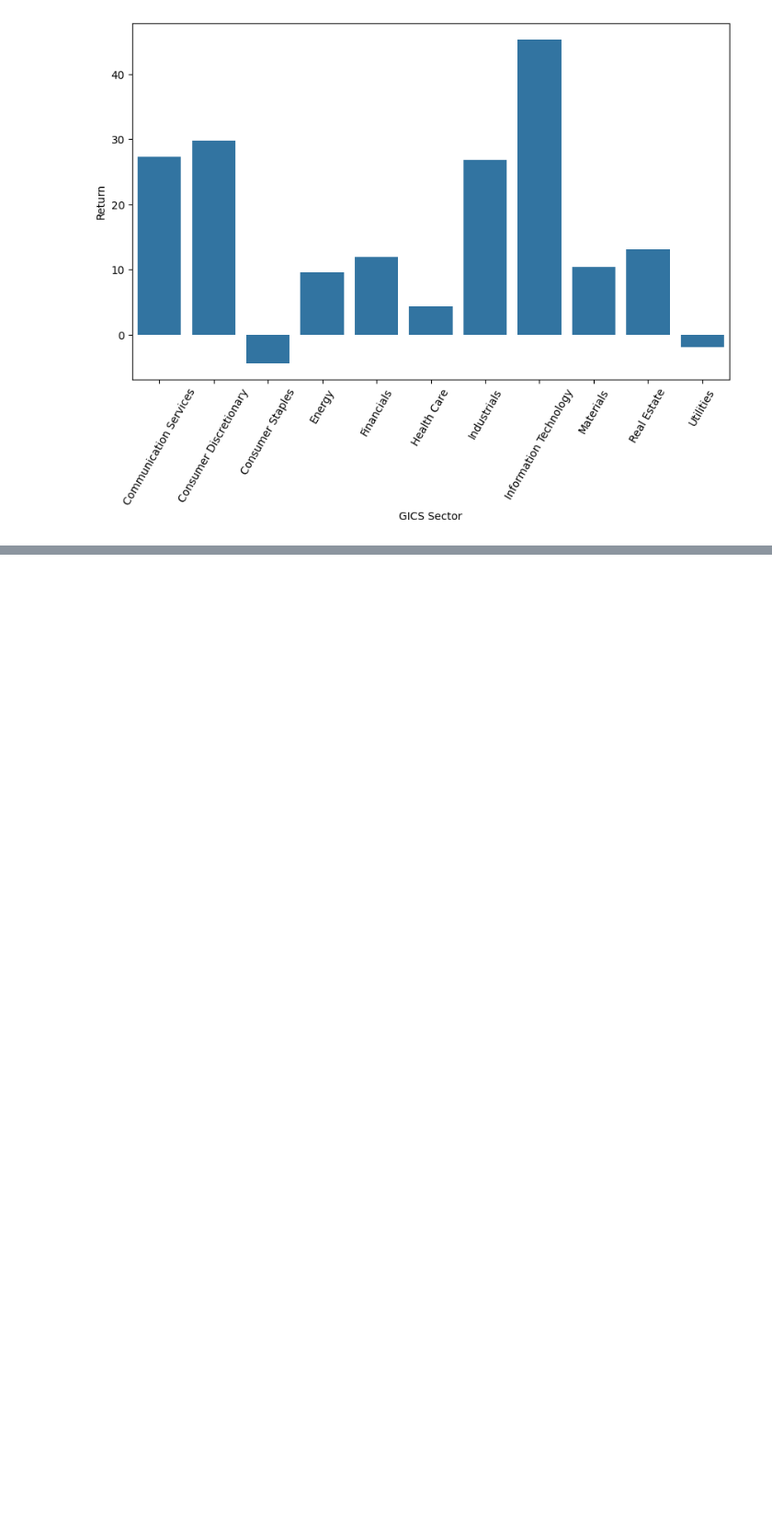
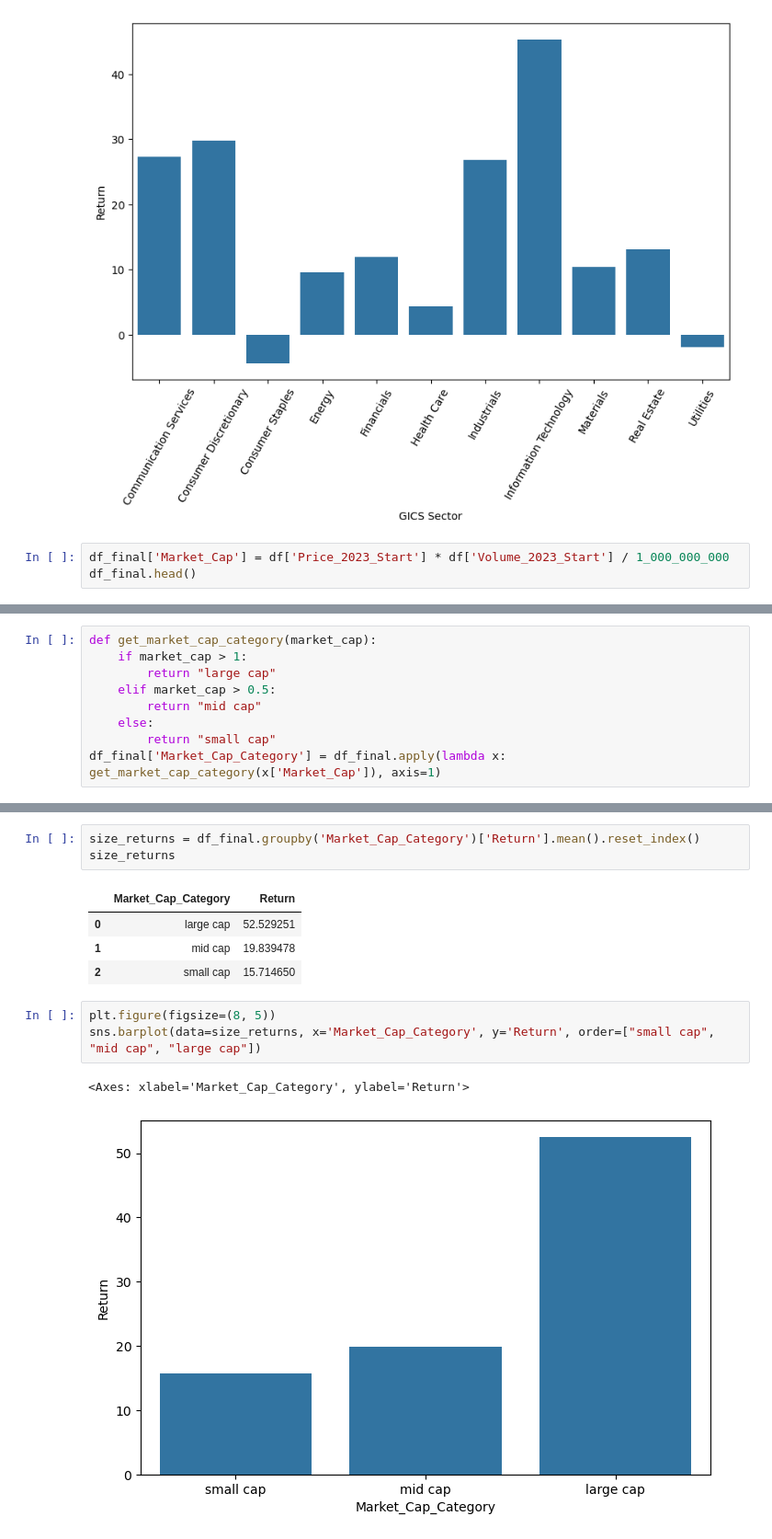
Before and after one commit to aadideshpande/s-p_index_analysis, a Jupyter notebook: main.ipynb, the cells around one changed output, grey strips where cells are left out. Shown at 92% size. Cells and saved outputs as stored; diff of their text form; blank space fills up the shorter version.

```diff
--- a/main.ipynb
+++ b/main.ipynb
@@ -162,3 +167,6 @@ plt.xticks(rotation=60)
 plt.show()
 # %% [output]
 [figure]
+# %%
+df_final['Market_Cap'] = df['Price_2023_Start'] * df['Volume_2023_Start'] / 1_000_000_000
+df_final.head()
@@ -164,0 +180,9 @@ plt.show()
+# %%
+def get_market_cap_category(market_cap):
+    if market_cap > 1:
+        return "large cap"
+    elif market_cap > 0.5:
+        return "mid cap"
+    else:
+        return "small cap"
+df_final['Market_Cap_Category'] = df_final.apply(lambda x: get_market_cap_category(x['Market_Cap']), axis=1)
@@ -164,0 +198,14 @@ plt.show()
+# %%
+size_returns = df_final.groupby('Market_Cap_Category')['Return'].mean().reset_index()
+size_returns
+# %% [output]
+|  | Market_Cap_Category | Return |
+| 0 | large cap | 52.529251 |
+| 1 | mid cap | 19.839478 |
+| 2 | small cap | 15.714650 |
+# %%
+plt.figure(figsize=(8, 5))
+sns.barplot(data=size_returns, x='Market_Cap_Category', y='Return', order=["small cap", "mid cap", "large cap"])
+# %% [output]
+<Axes: xlabel='Market_Cap_Category', ylabel='Return'>
+[figure, added]
```
Also changed, not shown: parts of 6 cells of this notebook.
